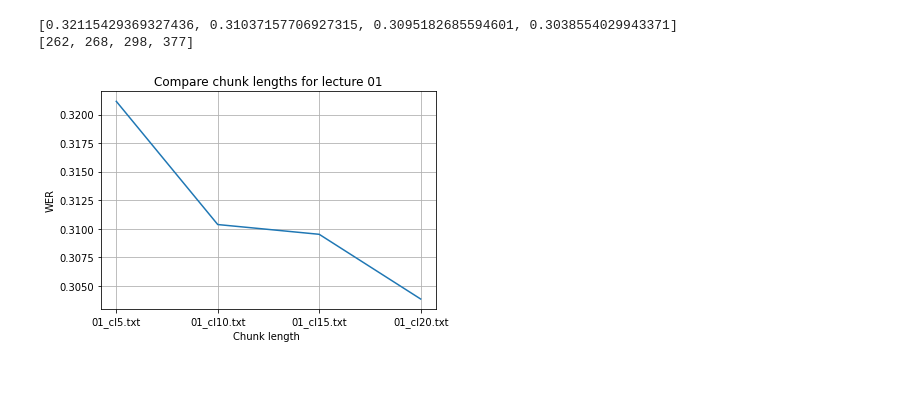
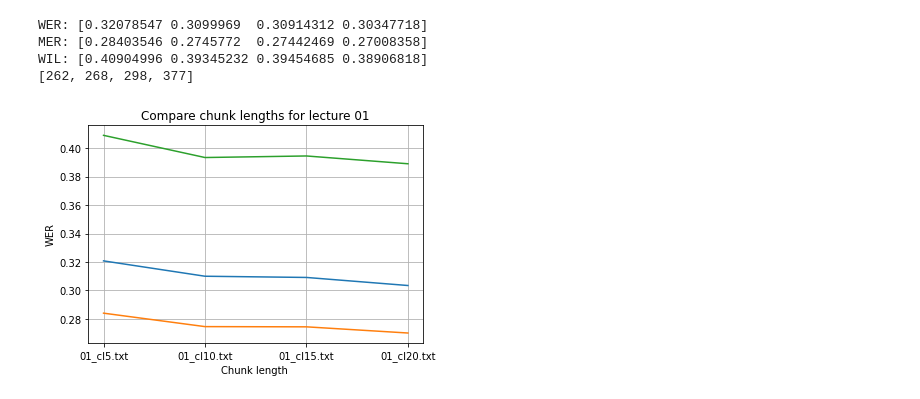
Before and after one commit to hvwesten/asr-transcribe-lecture, a Jupyter notebook: notebooks/02_calculate_wer.ipynb, the cells around one changed output. Cells and saved outputs as stored; diff of their text form; code cells hidden in the pictures.

```diff
--- a/notebooks/02_calculate_wer.ipynb
+++ b/notebooks/02_calculate_wer.ipynb
@@ -76,5 +74,5 @@ plt.show()
 # %%
-## Compare chunk lengths
+# Compare chunk lengths
 
 ground_truth_file = transcripts_directory / "01.txt"
 with open(ground_truth_file, 'r') as f:
@@ -82,34 +80,49 @@ with open(ground_truth_file, 'r') as f:
 
 
 predicted_texts = ["01_cl5.txt", "01_cl10.txt", "01_cl15.txt", "01_cl20.txt"]
 errors = []
 #
 for pred in predicted_texts:
     file_path = predictions_directory / pred
 
     with open(file_path, 'r') as f:
         hypothesis = f.read()
 
     error = jiwer.wer(
         ground_truth,
         hypothesis,
         truth_transform=transformation,
         hypothesis_transform=transformation
     )
-    errors.append(error)
+
+    measures = jiwer.compute_measures(ground_truth,
+                                      hypothesis,
+                                      truth_transform=transformation,
+                                      hypothesis_transform=transformation)
+    wer = measures['wer']
+    mer = measures['mer']
+    wil = measures['wil']
+
+    errors.append([wer, mer, wil])
+    # errors.append(error)
 
 time_taken = [262, 268, 298, 377 ] # in seconds
 
-print(errors)
+print(f"WER: {np.array(errors)[:,0]}")
+print(f"MER: {np.array(errors)[:,1]}")
+print(f"WIL: {np.array(errors)[:,2]}")
+
 print(time_taken)
 
 plt.plot(predicted_texts, errors)
 plt.title(f"Compare chunk lengths for lecture 01")
 plt.xlabel("Chunk length ")
 plt.ylabel("WER")
 plt.grid()
 plt.show()
 # %% [output]
-[0.32115429369327436, 0.31037157706927315, 0.3095182685594601, 0.3038554029943371]
+WER: [0.32078547 0.3099969  0.30914312 0.30347718]
+MER: [0.28403546 0.2745772  0.27442469 0.27008358]
+WIL: [0.40904996 0.39345232 0.39454685 0.38906818]
 [262, 268, 298, 377]
-[figure, old version]
+[figure, new version]
```
Also changed, not shown: parts of 9 cells of this notebook, 4 other files.
